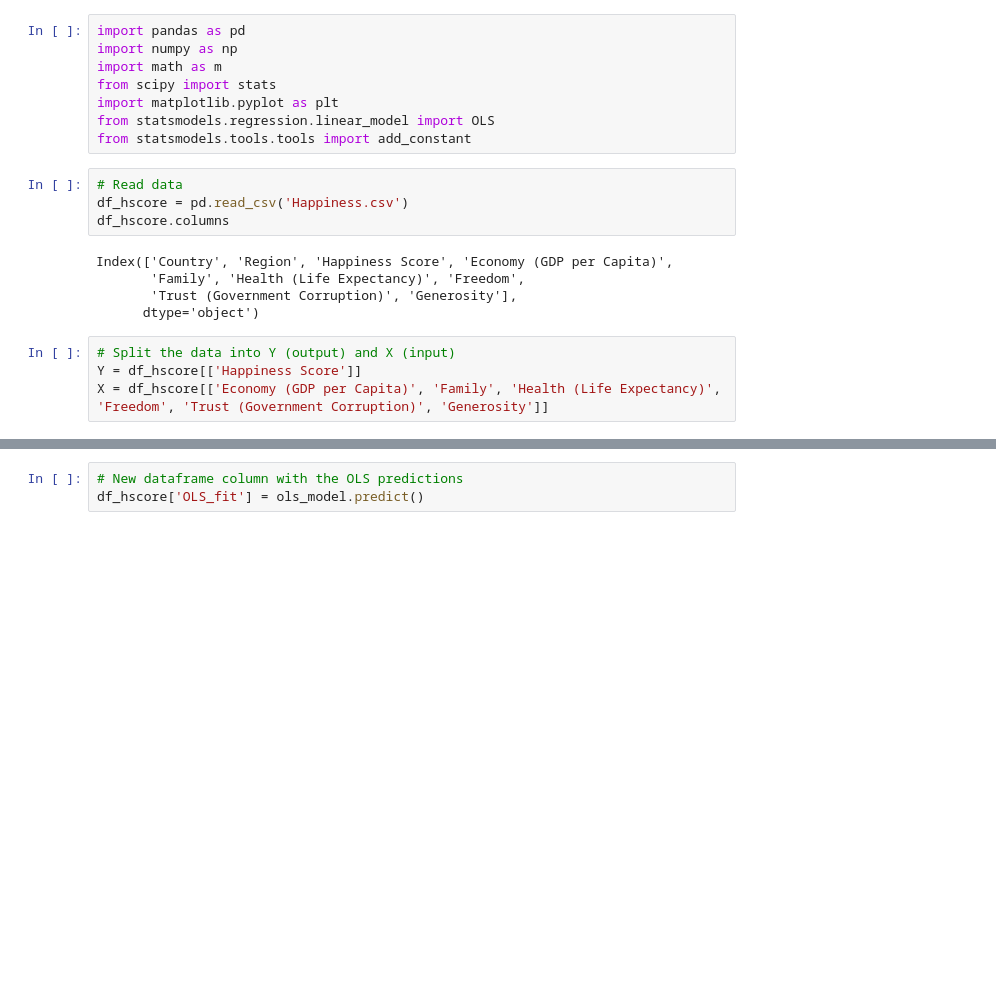
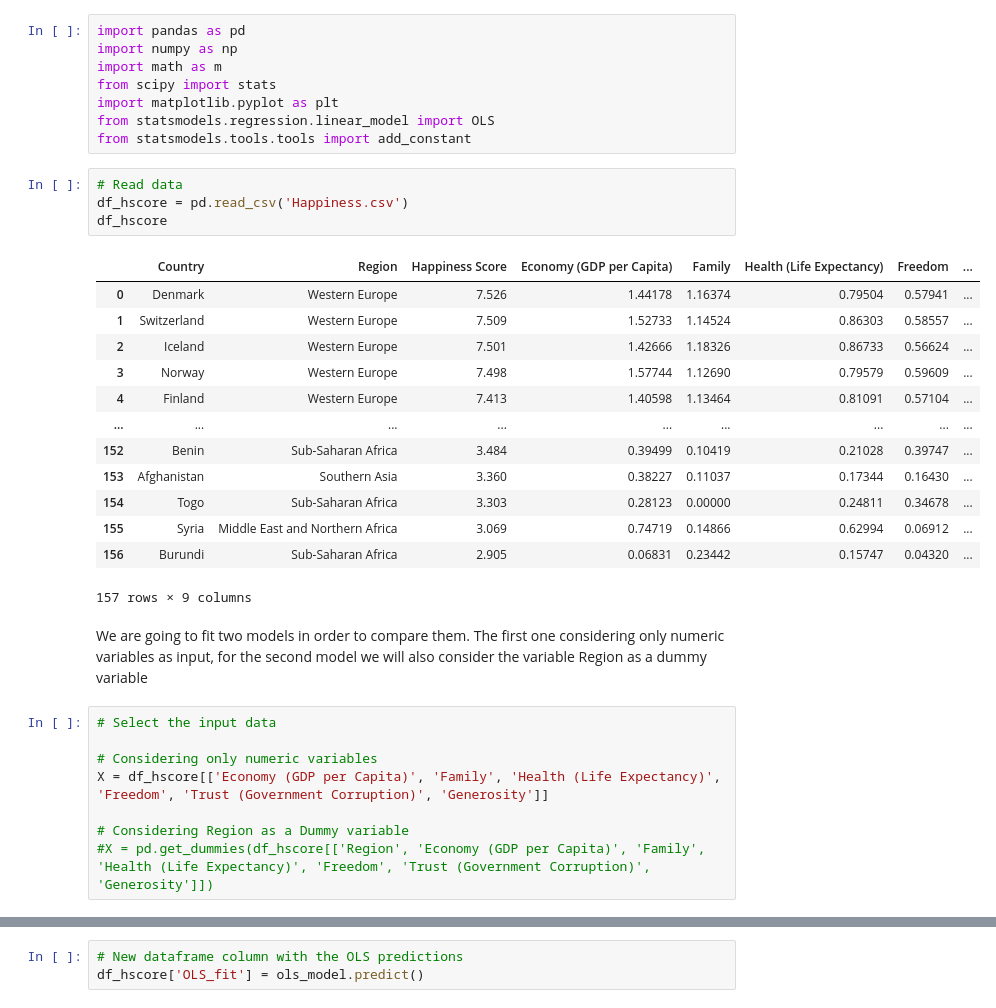
Before and after one commit to EiderDiaz/midterm_ds_is, a Jupyter notebook: Mid-Term Exam (Problem #1).ipynb, the cells around one changed output, grey strips where cells are left out. Drawn from its saved outputs; the diff is of its cells as text; blank space fills up the shorter version.

```diff
--- a/Mid-Term Exam (Problem #1).ipynb
+++ b/Mid-Term Exam (Problem #1).ipynb
@@ -9,16 +11,31 @@ from statsmodels.tools.tools import add_constant
 # %%
 # Read data
 df_hscore = pd.read_csv('Happiness.csv')
-df_hscore.columns
+df_hscore
 # %% [output]
+|  | Country | Region | Happiness Score | Economy (GDP per Capita) | Family | Health (Life Expectancy) | Freedom | ... |
+| 0 | Denmark | Western Europe | 7.526 | 1.44178 | 1.16374 | 0.79504 | 0.57941 | ... |
+| 1 | Switzerland | Western Europe | 7.509 | 1.52733 | 1.14524 | 0.86303 | 0.58557 | ... |
+| 2 | Iceland | Western Europe | 7.501 | 1.42666 | 1.18326 | 0.86733 | 0.56624 | ... |
+| 3 | Norway | Western Europe | 7.498 | 1.57744 | 1.12690 | 0.79579 | 0.59609 | ... |
+| 4 | Finland | Western Europe | 7.413 | 1.40598 | 1.13464 | 0.81091 | 0.57104 | ... |
+| ... | ... | ... | ... | ... | ... | ... | ... | ... |
+| 152 | Benin | Sub-Saharan Africa | 3.484 | 0.39499 | 0.10419 | 0.21028 | 0.39747 | ... |
+| 153 | Afghanistan | Southern Asia | 3.360 | 0.38227 | 0.11037 | 0.17344 | 0.16430 | ... |
+| 154 | Togo | Sub-Saharan Africa | 3.303 | 0.28123 | 0.00000 | 0.24811 | 0.34678 | ... |
+| 155 | Syria | Middle East and Northern Africa | 3.069 | 0.74719 | 0.14866 | 0.62994 | 0.06912 | ... |
+| 156 | Burundi | Sub-Saharan Africa | 2.905 | 0.06831 | 0.23442 | 0.15747 | 0.04320 | ... |
-Index(['Country', 'Region', 'Happiness Score', 'Economy (GDP per Capita)',
-       'Family', 'Health (Life Expectancy)', 'Freedom',
-       'Trust (Government Corruption)', 'Generosity'],
-      dtype='object')
+157 rows × 9 columns
+# %% [markdown]
+We are going to fit two models in order to compare them. The first one considering only numeric variables as input, for the second model we will also consider the variable Region as a dummy variable
 # %%
-# Split the data into Y (output) and X (input)
-Y = df_hscore[['Happiness Score']]
+# Select the input data
+
+# Considering only numeric variables
 X = df_hscore[['Economy (GDP per Capita)', 'Family', 'Health (Life Expectancy)', 'Freedom', 'Trust (Government Corruption)', 'Generosity']]
+
+# Considering Region as a Dummy variable
+#X = pd.get_dummies(df_hscore[['Region', 'Economy (GDP per Capita)', 'Family', 'Health (Life Expectancy)', 'Freedom', 'Trust (Government Corruption)', 'Generosity']])
 # %%
 # Normalize data
 x_data = np.array(X)
```
Also changed, not shown: parts of 15 cells of this notebook.
